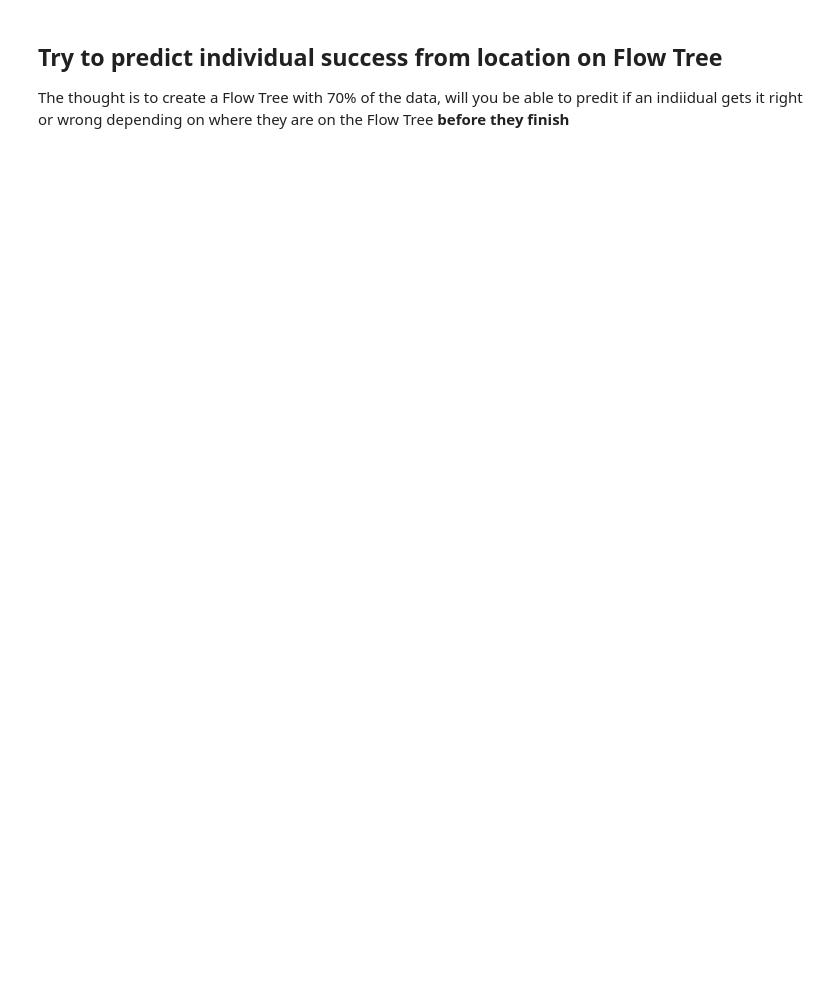
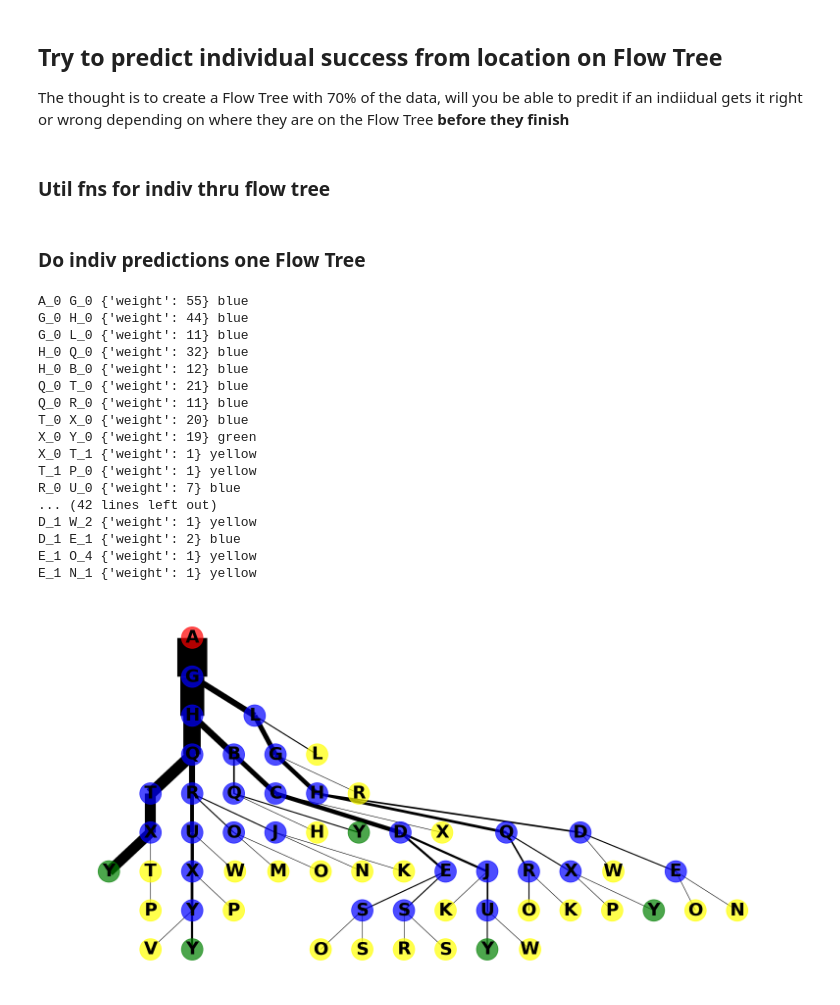
Before and after one commit to geometric-intelligence/mazedyn, a Jupyter notebook: mazedyn/individual_predictions.ipynb, the cells around one changed output. Drawn from its saved outputs; the diff is of its cells as text; code cells hidden in the pictures; blank space fills up the shorter version.

Commit message:
complete individual early prediction notebook for iclr figures

```diff
--- a/mazedyn/individual_predictions.ipynb
+++ b/mazedyn/individual_predictions.ipynb
@@ -112,6 +54,8 @@ def plot_treeb_special_path(G, special_edges):
 ## Try to predict individual success from location on Flow Tree
 
 The thought is to create a Flow Tree with 70% of the data, will you be able to predit if an indiidual gets it right or wrong depending on where they are on the Flow Tree **before they finish**
+# %% [markdown]
+### Util fns for indiv thru flow tree
 # %%
 def track_indiv_through_flow_tree(this_df, special_subject_number, use_turns=True, DEBUG=False):
     # Check that all of the start nodes are the same
@@ -254,3 +198,50 @@ def track_indiv_generate_reeb_tree(start_i, start_node, trajs, which_trajs, G, v
                 track_indiv_generate_reeb_tree(step+1, old_one, trajs,  v, G, visited, accs, special_visits=special_visits, likelihoods_by_level=likelihoods_by_level, special_idx=special_idx, SUCCESS=SUCCESS, DEBUG=DEBUG)
 
             return
+# %% [markdown]
+### Do indiv predictions one Flow Tree
+# %%
+G = G_plus_one
+fig = plt.figure(figsize=(20,10))
+this_ax = plt.gca()
+
+pos = graphviz_layout(G, prog="dot")
+
+edges = G.edges()
+# colors = [G[u][v]['color'] for u,v in edges]
+weights = [G[u][v]['weight'] * .8 for u,v in edges]
+
+nodes = G.nodes()
+# for n in nodes:
+#     print(n, G.nodes[n])
+n_labels = {n: n[:-2] for n in G}
+n_colors = [G.nodes[n].get("color", "blue") for n in nodes]
+# print(n_colors)
+# print ((q-1) // 2, (q-1) % 2)
+nx.draw_networkx_nodes(G, pos, node_color=n_colors, node_size=1000, alpha=0.7, ax=this_ax)
+nx.draw_networkx_edges(G, pos, edgelist=edges, width=weights, ax=this_ax)
+nx.draw_networkx_labels(G, pos, labels=n_labels, font_size=26, font_weight="bold", ax=this_ax)
+
+this_ax.axis("off")
+
+for u,v in edges:
+    print(u, v, G[u][v], G.nodes[v].get("color", "blue"))
+# %% [output]
+A_0 G_0 {'weight': 55} blue
+G_0 H_0 {'weight': 44} blue
+G_0 L_0 {'weight': 11} blue
+H_0 Q_0 {'weight': 32} blue
+H_0 B_0 {'weight': 12} blue
+Q_0 T_0 {'weight': 21} blue
+Q_0 R_0 {'weight': 11} blue
+T_0 X_0 {'weight': 20} blue
+X_0 Y_0 {'weight': 19} green
+X_0 T_1 {'weight': 1} yellow
+T_1 P_0 {'weight': 1} yellow
+R_0 U_0 {'weight': 7} blue
+... (42 lines left out)
+D_1 W_2 {'weight': 1} yellow
+D_1 E_1 {'weight': 2} blue
+E_1 O_4 {'weight': 1} yellow
+E_1 N_1 {'weight': 1} yellow
+[figure, added]
```
Also changed, not shown: parts of 20 cells of this notebook, 3 other files.
